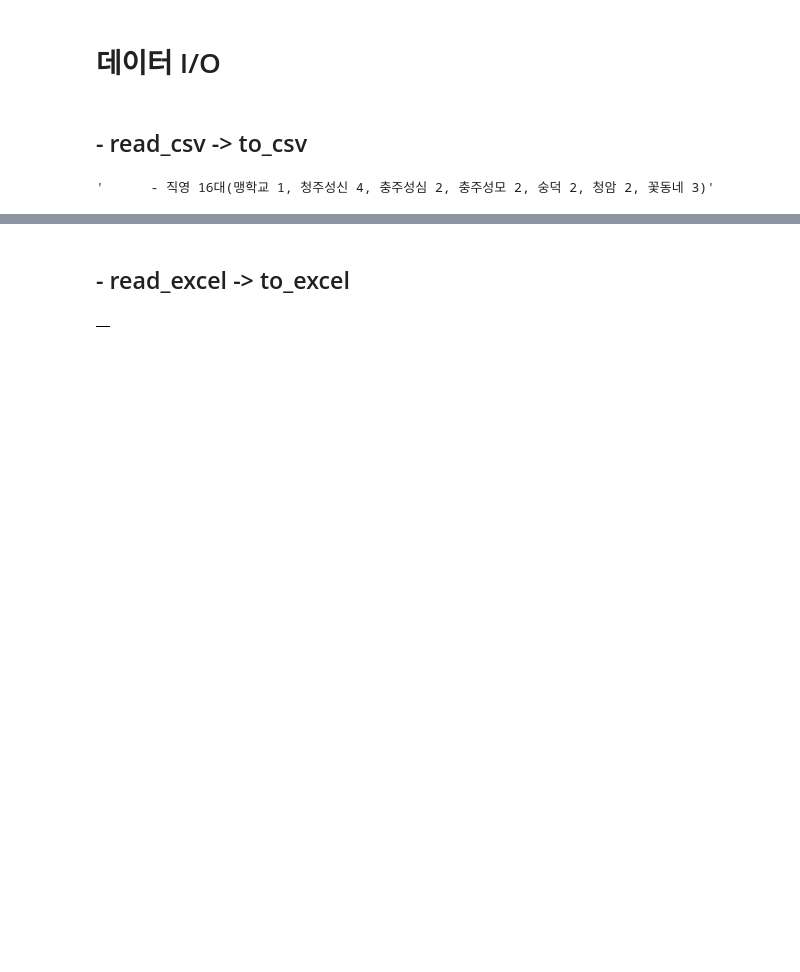
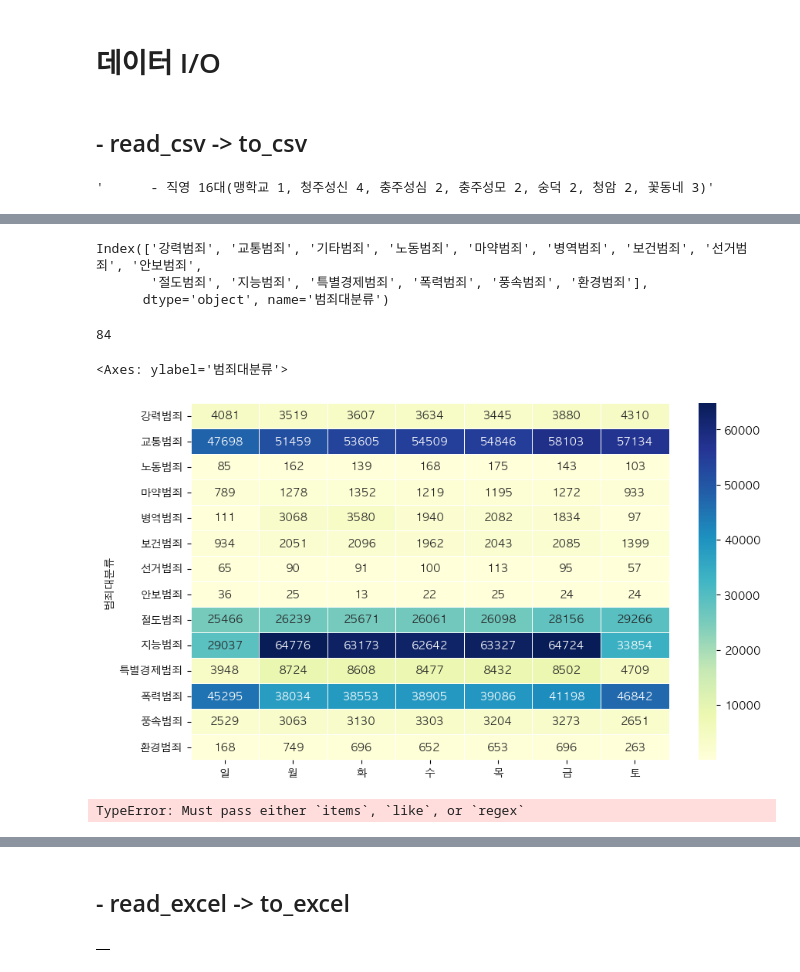
Before and after one commit to JJH123123123/pac-program-analyze-club-, a Jupyter notebook: pac/2.ipynb, the cells around one changed output, grey strips where cells are left out. Cells and saved outputs as stored; diff of their text form; code cells hidden in the pictures; blank space fills up the shorter version.

```diff
--- a/pac/2.ipynb
+++ b/pac/2.ipynb
@@ -508,0 +803,2 @@ X
+# %%
+ZZ_grouped = ZZ_days.groupby(by='범죄대분류').sum()
@@ -508,0 +830,29 @@ X
+# %%
+plt.rcParams['font.family'] = 'AppleGothic'
+# %%
+
+ZZ_grouped_last_filter = ZZ_grouped.drop(columns='범죄중분류',inplace=False)
+
+# ZZ_grouped_indexed = ZZ_grouped.set_index('범죄대분류',inplace=True)
+# %%
+ZZ_grouped_last_filter.index
+# %% [output]
+Index(['강력범죄', '교통범죄', '기타범죄', '노동범죄', '마약범죄', '병역범죄', '보건범죄', '선거범죄', '안보범죄',
+       '절도범죄', '지능범죄', '특별경제범죄', '폭력범죄', '풍속범죄', '환경범죄'],
+      dtype='object', name='범죄대분류')
+# %%
+ZZ_grouped_last_filter.drop(index='기타범죄',inplace=True)
+# %%
+ZZ_grouped_last_filter.size
+# %% [output]
+84
+# %%
+plt.figure(figsize=(10, 6))
+sns.heatmap(ZZ_grouped_last_filter, annot=True, fmt='d', cmap='YlGnBu', linewidths=0.5)
+# %% [output]
+<Axes: ylabel='범죄대분류'>
+[figure, added]
+# %%
+ZZ_grouped_last_filter.filter()
+# %% [output]
+TypeError: Must pass either `items`, `like`, or `regex`
```
Also changed, not shown: parts of 74 cells of this notebook.
